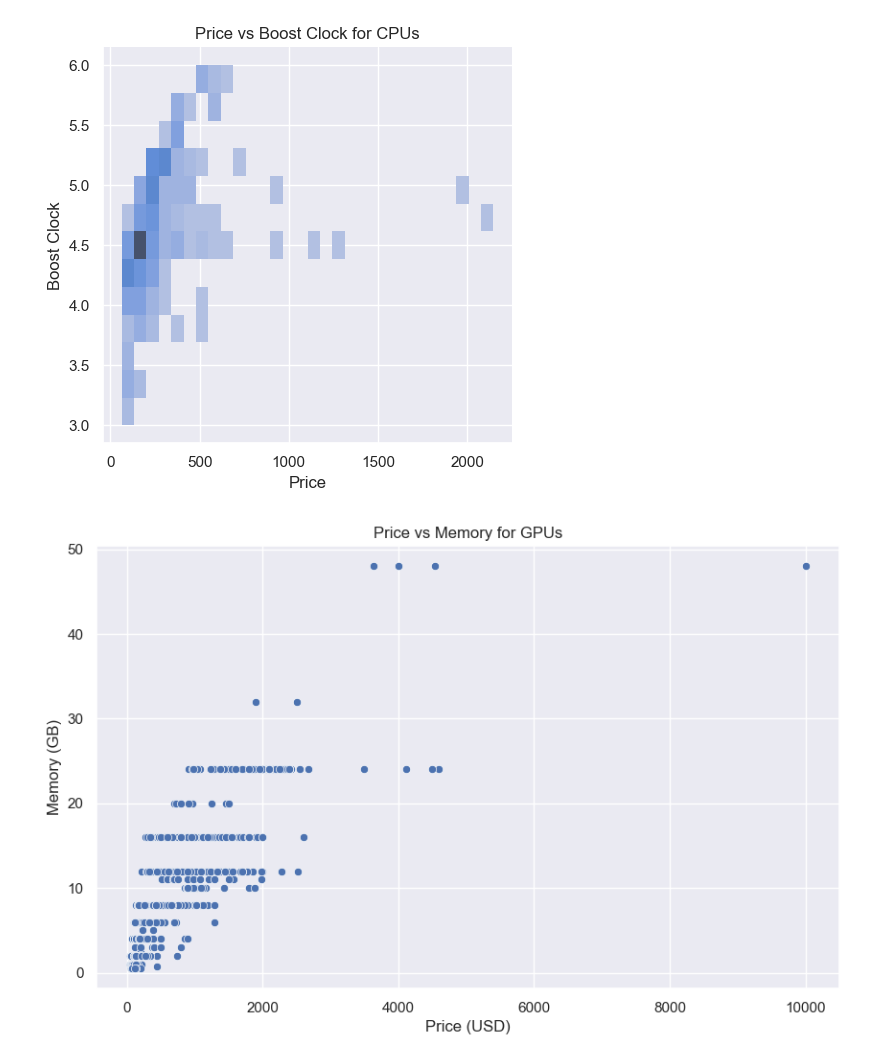
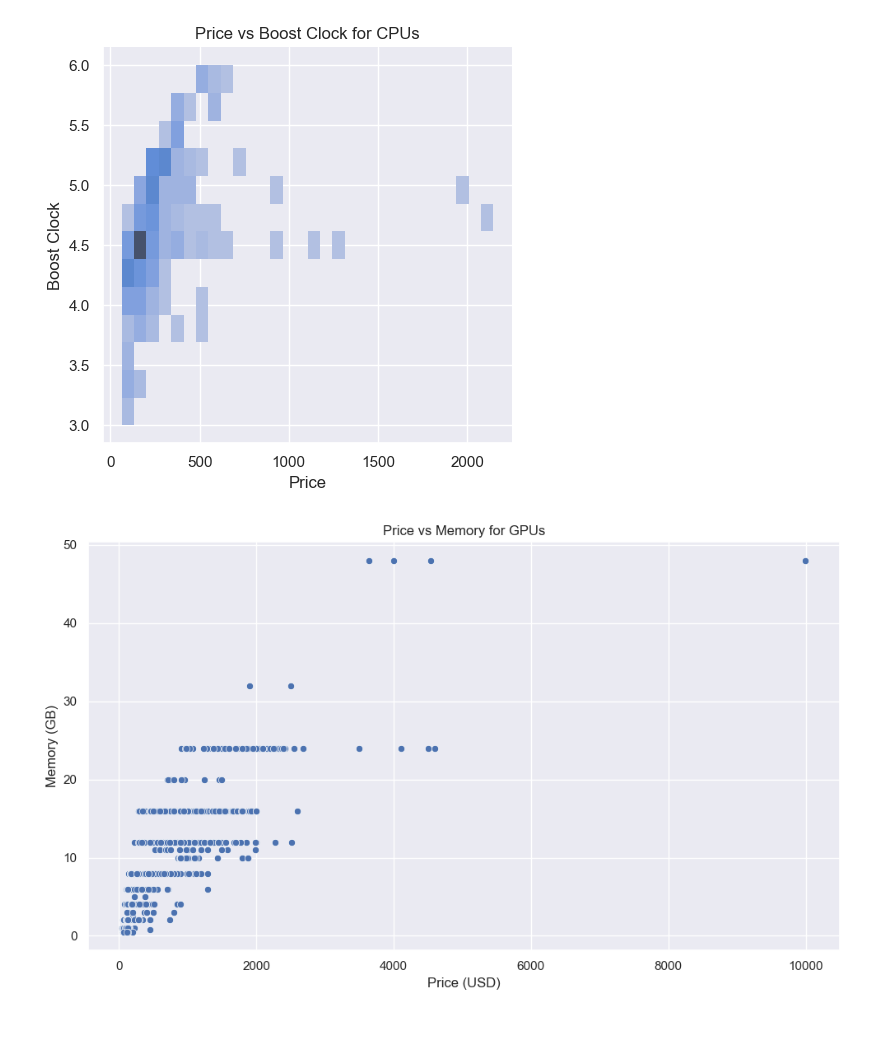
Before and after one commit to knoppds/CSCI_5502_Group_Project_01, a Jupyter notebook: GP_1_PCPartPicker_Data_Visualizations.ipynb, the cells around one changed output. Cells and saved outputs as stored; diff of their text form; code cells hidden in the pictures; blank space fills up the shorter version.

```diff
--- a/GP_1_PCPartPicker_Data_Visualizations.ipynb
+++ b/GP_1_PCPartPicker_Data_Visualizations.ipynb
@@ -188,15 +190,16 @@ plt.show()
 # %%
 plt.figure(figsize=(10, 6))
 sns.scatterplot(x='Price', y='Memory', data=gpu_df)
 plt.xlabel('Price (USD)')
 plt.ylabel('Memory (GB)')
 plt.title('Price vs Memory for GPUs')
+plt.tight_layout()
 #save as png
 plt.savefig('Visualizations/price_vs_memory_scatter.png')
 
 plt.show()
 # %% [output]
-[figure, old version]
+[figure, new version]
 # %%
 sns.displot(data = gpu_df, x = 'Price', y = 'Memory')
 plt.xlabel('Price')
```
Also changed, not shown: parts of 5 cells of this notebook.
